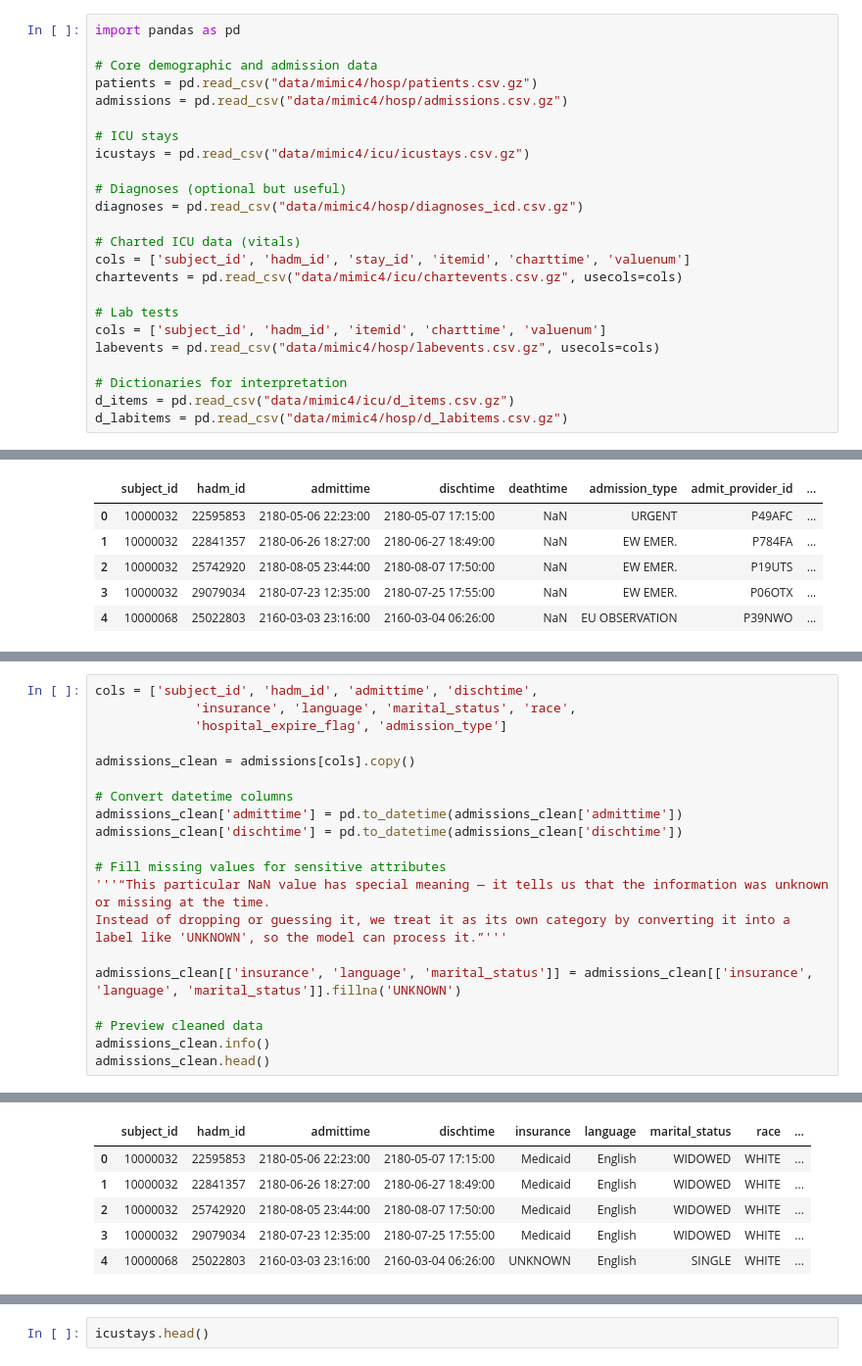
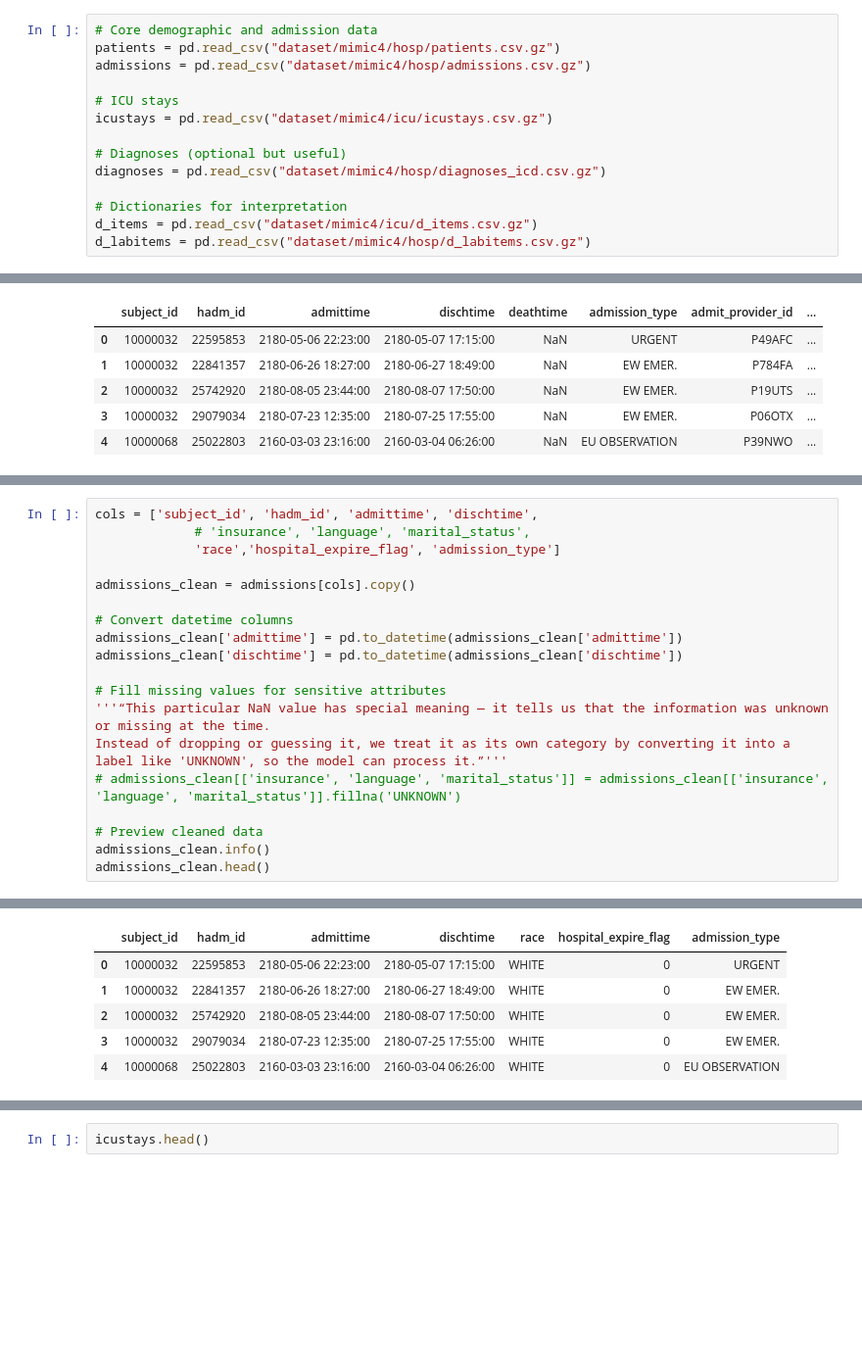
Before and after one commit to LesleyYu/DSCI531, a Jupyter notebook: project/fairness_mimic4.ipynb, the cells around one changed output, grey strips where cells are left out. Shown at 98% size. Saved outputs shown, nothing was run; the diff lists cells and outputs as text; blank space fills up the shorter version.

```diff
--- a/project/fairness_mimic4.ipynb
+++ b/project/fairness_mimic4.ipynb
@@ -34,24 +45,14 @@ outputevents.csv.gz
 # %%
-import pandas as pd
-
 # Core demographic and admission data
-patients = pd.read_csv("data/mimic4/hosp/patients.csv.gz")
-admissions = pd.read_csv("data/mimic4/hosp/admissions.csv.gz")
+patients = pd.read_csv("dataset/mimic4/hosp/patients.csv.gz")
+admissions = pd.read_csv("dataset/mimic4/hosp/admissions.csv.gz")
 
 # ICU stays
-icustays = pd.read_csv("data/mimic4/icu/icustays.csv.gz")
+icustays = pd.read_csv("dataset/mimic4/icu/icustays.csv.gz")
 
 # Diagnoses (optional but useful)
-diagnoses = pd.read_csv("data/mimic4/hosp/diagnoses_icd.csv.gz")
-
-# Charted ICU data (vitals)
-cols = ['subject_id', 'hadm_id', 'stay_id', 'itemid', 'charttime', 'valuenum']
-chartevents = pd.read_csv("data/mimic4/icu/chartevents.csv.gz", usecols=cols)
-
-# Lab tests
-cols = ['subject_id', 'hadm_id', 'itemid', 'charttime', 'valuenum']
-labevents = pd.read_csv("data/mimic4/hosp/labevents.csv.gz", usecols=cols)
+diagnoses = pd.read_csv("dataset/mimic4/hosp/diagnoses_icd.csv.gz")
 
 # Dictionaries for interpretation
-d_items = pd.read_csv("data/mimic4/icu/d_items.csv.gz")
-d_labitems = pd.read_csv("data/mimic4/hosp/d_labitems.csv.gz")
+d_items = pd.read_csv("dataset/mimic4/icu/d_items.csv.gz")
+d_labitems = pd.read_csv("dataset/mimic4/hosp/d_labitems.csv.gz")
@@ -172,7 +338,7 @@ max    1.999999e+07  2.999994e+07              1.000000
 # %%
 cols = ['subject_id', 'hadm_id', 'admittime', 'dischtime',
-             'insurance', 'language', 'marital_status', 'race',
-             'hospital_expire_flag', 'admission_type']
+             # 'insurance', 'language', 'marital_status',
+             'race','hospital_expire_flag', 'admission_type']
 
 admissions_clean = admissions[cols].copy()
 
@@ -183,8 +349,7 @@ admissions_clean['dischtime'] = pd.to_datetime(admissions_clean['dischtime'])
 # Fill missing values for sensitive attributes
 '''“This particular NaN value has special meaning — it tells us that the information was unknown or missing at the time.
 Instead of dropping or guessing it, we treat it as its own category by converting it into a label like 'UNKNOWN', so the model can process it.”'''
-
-admissions_clean[['insurance', 'language', 'marital_status']] = admissions_clean[['insurance', 'language', 'marital_status']].fillna('UNKNOWN')
+# admissions_clean[['insurance', 'language', 'marital_status']] = admissions_clean[['insurance', 'language', 'marital_status']].fillna('UNKNOWN')
 
 # Preview cleaned data
 admissions_clean.info()
@@ -210,6 +376,6 @@ memory usage: 41.7+ MB
-|  | subject_id | hadm_id | admittime | dischtime | insurance | language | marital_status | race | ... |
-| 0 | 10000032 | 22595853 | 2180-05-06 22:23:00 | 2180-05-07 17:15:00 | Medicaid | English | WIDOWED | WHITE | ... |
-| 1 | 10000032 | 22841357 | 2180-06-26 18:27:00 | 2180-06-27 18:49:00 | Medicaid | English | WIDOWED | WHITE | ... |
-| 2 | 10000032 | 25742920 | 2180-08-05 23:44:00 | 2180-08-07 17:50:00 | Medicaid | English | WIDOWED | WHITE | ... |
-| 3 | 10000032 | 29079034 | 2180-07-23 12:35:00 | 2180-07-25 17:55:00 | Medicaid | English | WIDOWED | WHITE | ... |
-| 4 | 10000068 | 25022803 | 2160-03-03 23:16:00 | 2160-03-04 06:26:00 | UNKNOWN | English | SINGLE | WHITE | ... |
+|  | subject_id | hadm_id | admittime | dischtime | race | hospital_expire_flag | admission_type |
+| 0 | 10000032 | 22595853 | 2180-05-06 22:23:00 | 2180-05-07 17:15:00 | WHITE | 0 | URGENT |
+| 1 | 10000032 | 22841357 | 2180-06-26 18:27:00 | 2180-06-27 18:49:00 | WHITE | 0 | EW EMER. |
+| 2 | 10000032 | 25742920 | 2180-08-05 23:44:00 | 2180-08-07 17:50:00 | WHITE | 0 | EW EMER. |
+| 3 | 10000032 | 29079034 | 2180-07-23 12:35:00 | 2180-07-25 17:55:00 | WHITE | 0 | EW EMER. |
+| 4 | 10000068 | 25022803 | 2160-03-03 23:16:00 | 2160-03-04 06:26:00 | WHITE | 0 | EU OBSERVATION |
```
Also changed, not shown: parts of 42 cells of this notebook, 18 other files.
